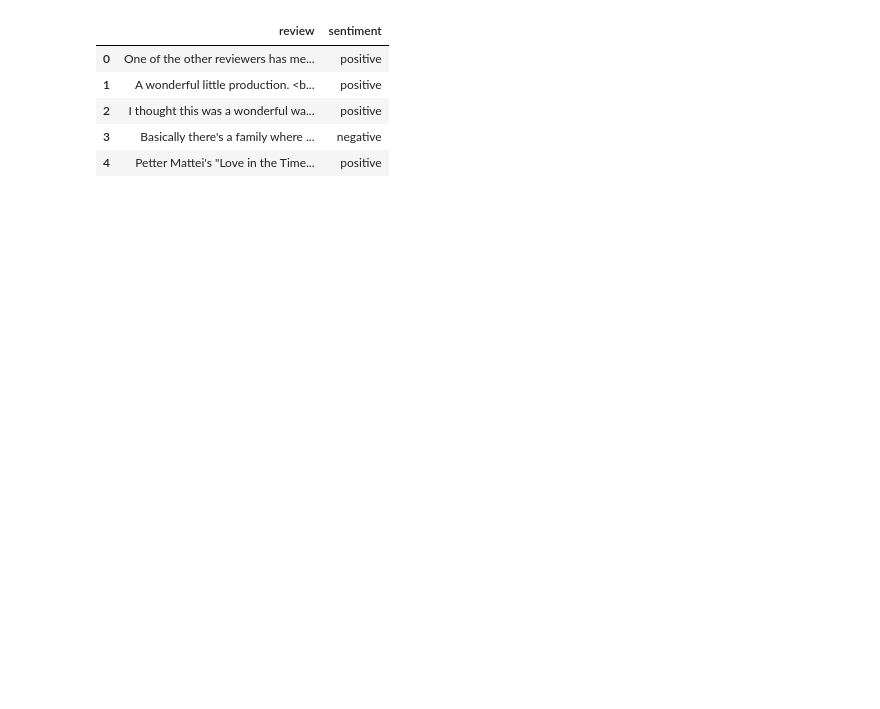
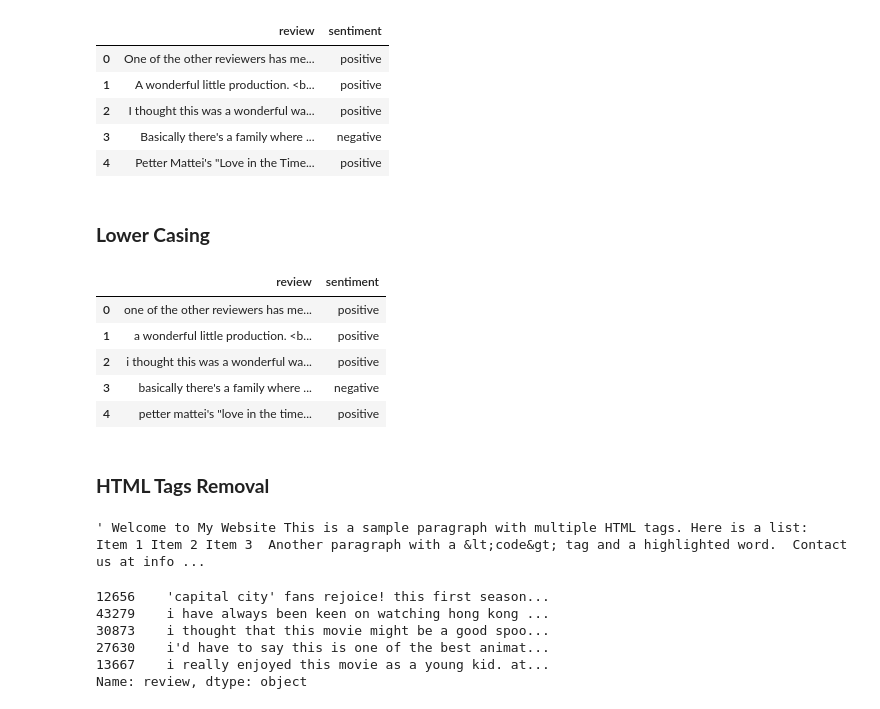
Before and after one commit to iAleeRaza/NLP, a Jupyter notebook: text_preprocessing/textpreprocessing.ipynb, the cells around one changed output. Drawn from its saved outputs; the diff is of its cells as text; code cells hidden in the pictures; blank space fills up the shorter version.

```diff
--- a/text_preprocessing/textpreprocessing.ipynb
+++ b/text_preprocessing/textpreprocessing.ipynb
@@ -13,3 +13,17 @@ df.head()
 | 2 | I thought this was a wonderful wa... | positive |
 | 3 | Basically there's a family where ... | negative |
 | 4 | Petter Mattei's "Love in the Time... | positive |
+# %% [markdown]
+<h3><b>Lower Casing</b></h3>
+# %%
+df['review'] = df['review'].str.lower()
+df.head()
+# %% [output]
+|  | review | sentiment |
+| 0 | one of the other reviewers has me... | positive |
+| 1 | a wonderful little production. <b... | positive |
+| 2 | i thought this was a wonderful wa... | positive |
+| 3 | basically there's a family where ... | negative |
+| 4 | petter mattei's "love in the time... | positive |
+# %% [markdown]
+<h3><b>HTML Tags Removal</b></h3>
@@ -15,0 +37,14 @@ df.head()
+# %%
+remove_html_tags(text)
+# %% [output]
+' Welcome to My Website This is a sample paragraph with multiple HTML tags. Here is a list:  Item 1 Item 2 Item 3  Another paragraph with a &lt;code&gt; tag and a highlighted word.  Contact us at info ...
+# %%
+df['review'] = df['review'].apply(remove_html_tags)
+df['review'].sample(5)
+# %% [output]
+12656    'capital city' fans rejoice! this first season...
+43279    i have always been keen on watching hong kong ...
+30873    i thought that this movie might be a good spoo...
+27630    i'd have to say this is one of the best animat...
+13667    i really enjoyed this movie as a young kid. at...
+Name: review, dtype: object
```
Also changed, not shown: parts of 54 cells of this notebook, 4 other files.
